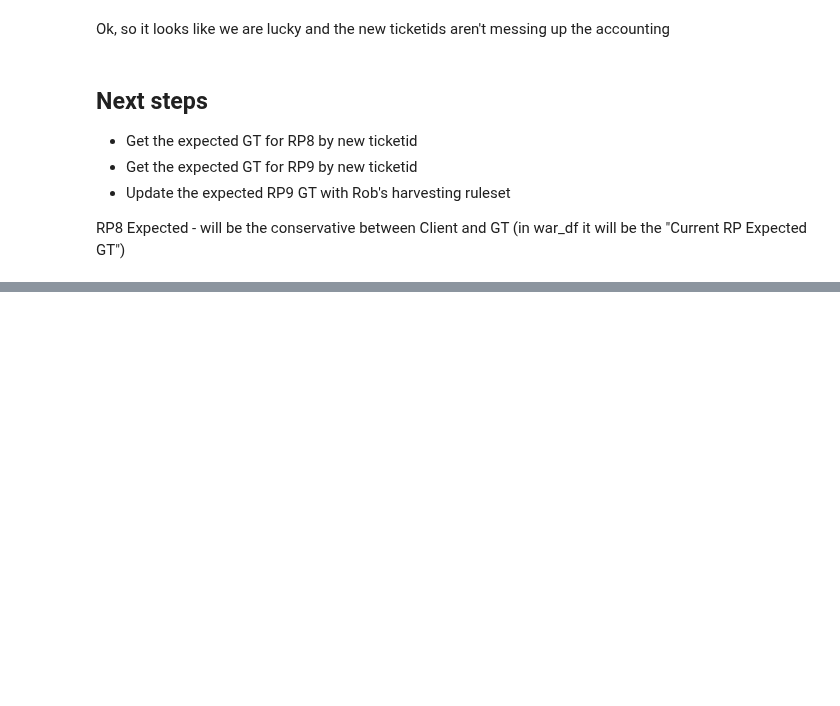
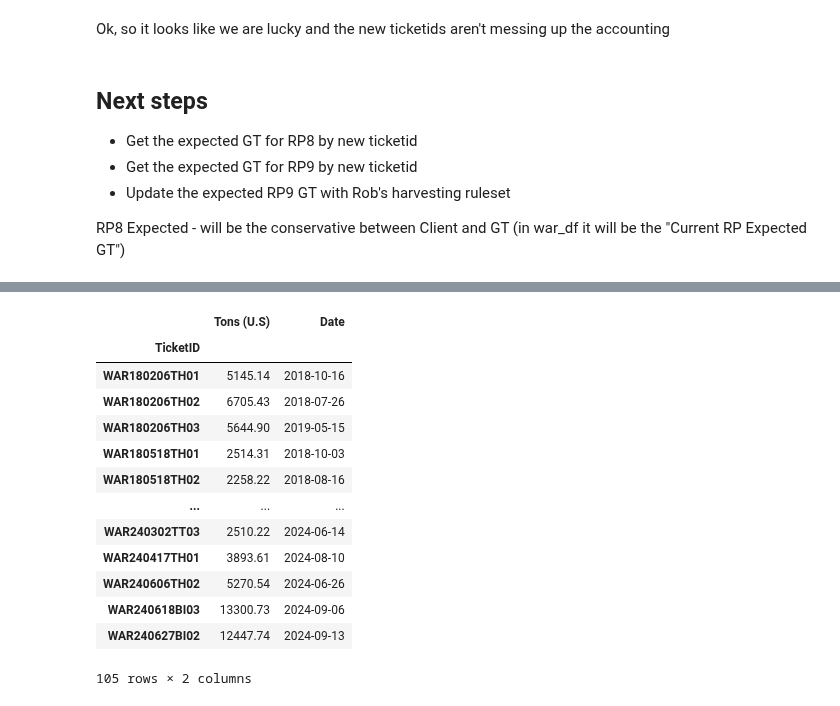
Before and after one commit to BilyBrown/sqlite3-tutorial, a Jupyter notebook: create_war_tables_01.ipynb, the cells around one changed output, grey strips where cells are left out. Cells and saved outputs as stored; diff of their text form; code cells hidden in the pictures; blank space fills up the shorter version.

```diff
--- a/create_war_tables_01.ipynb
+++ b/create_war_tables_01.ipynb
@@ -479,0 +500,20 @@ new_tcs_intake
+# %%
+ticket_harvested = mill_df.groupby(['TicketID']).agg({'Tons (U.S)': "sum",
+                                                      'Date': "max"})
+# %%
+ticket_harvested
+# %% [output]
+|  | Tons (U.S) | Date |
+| TicketID |  |  |
+| WAR180206TH01 | 5145.14 | 2018-10-16 |
+| WAR180206TH02 | 6705.43 | 2018-07-26 |
+| WAR180206TH03 | 5644.90 | 2019-05-15 |
+| WAR180518TH01 | 2514.31 | 2018-10-03 |
+| WAR180518TH02 | 2258.22 | 2018-08-16 |
+| ... | ... | ... |
+| WAR240302TT03 | 2510.22 | 2024-06-14 |
+| WAR240417TH01 | 3893.61 | 2024-08-10 |
+| WAR240606TH02 | 5270.54 | 2024-06-26 |
+| WAR240618BI03 | 13300.73 | 2024-09-06 |
+| WAR240627BI02 | 12447.74 | 2024-09-13 |
+105 rows × 2 columns
```
Also changed, not shown: parts of 23 cells of this notebook.
